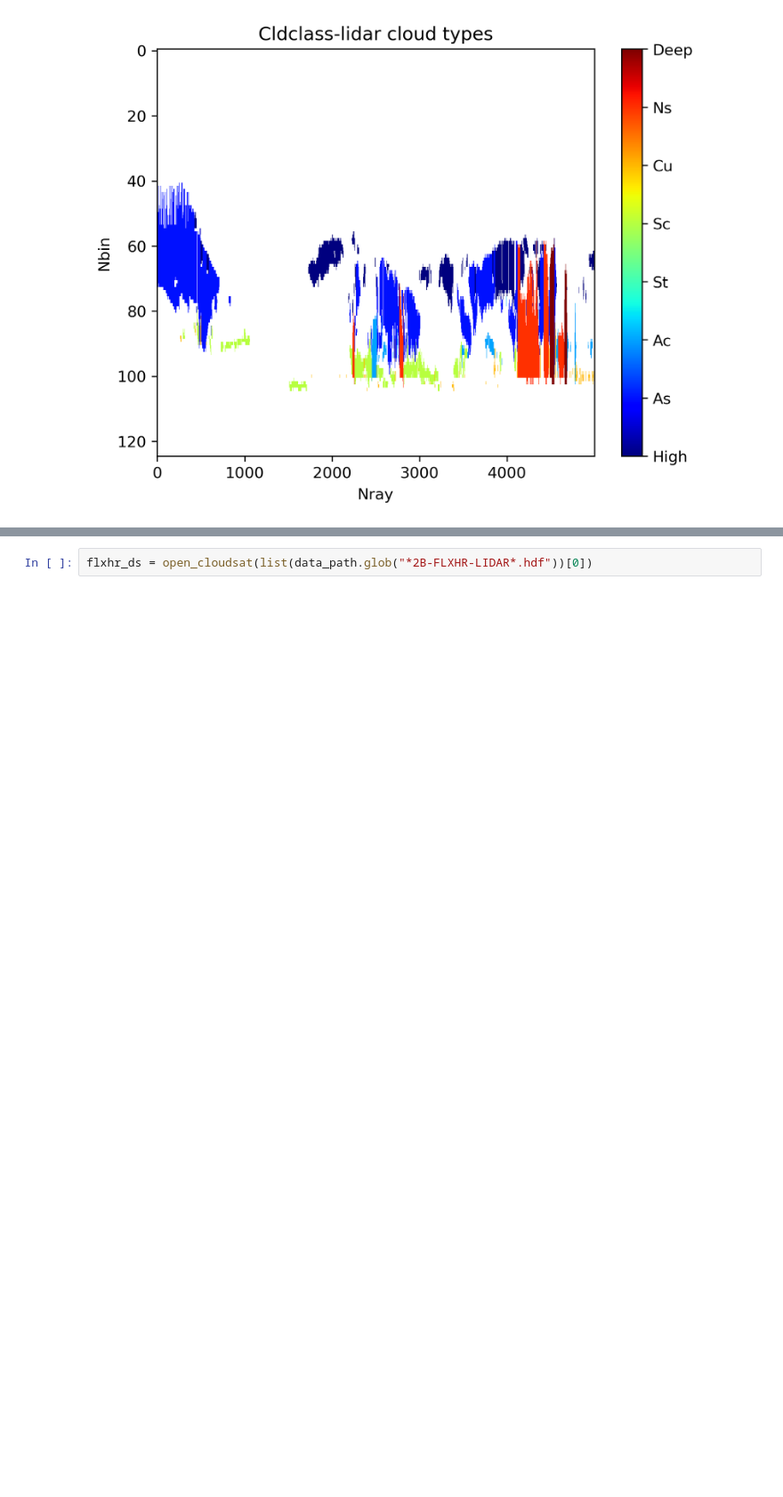
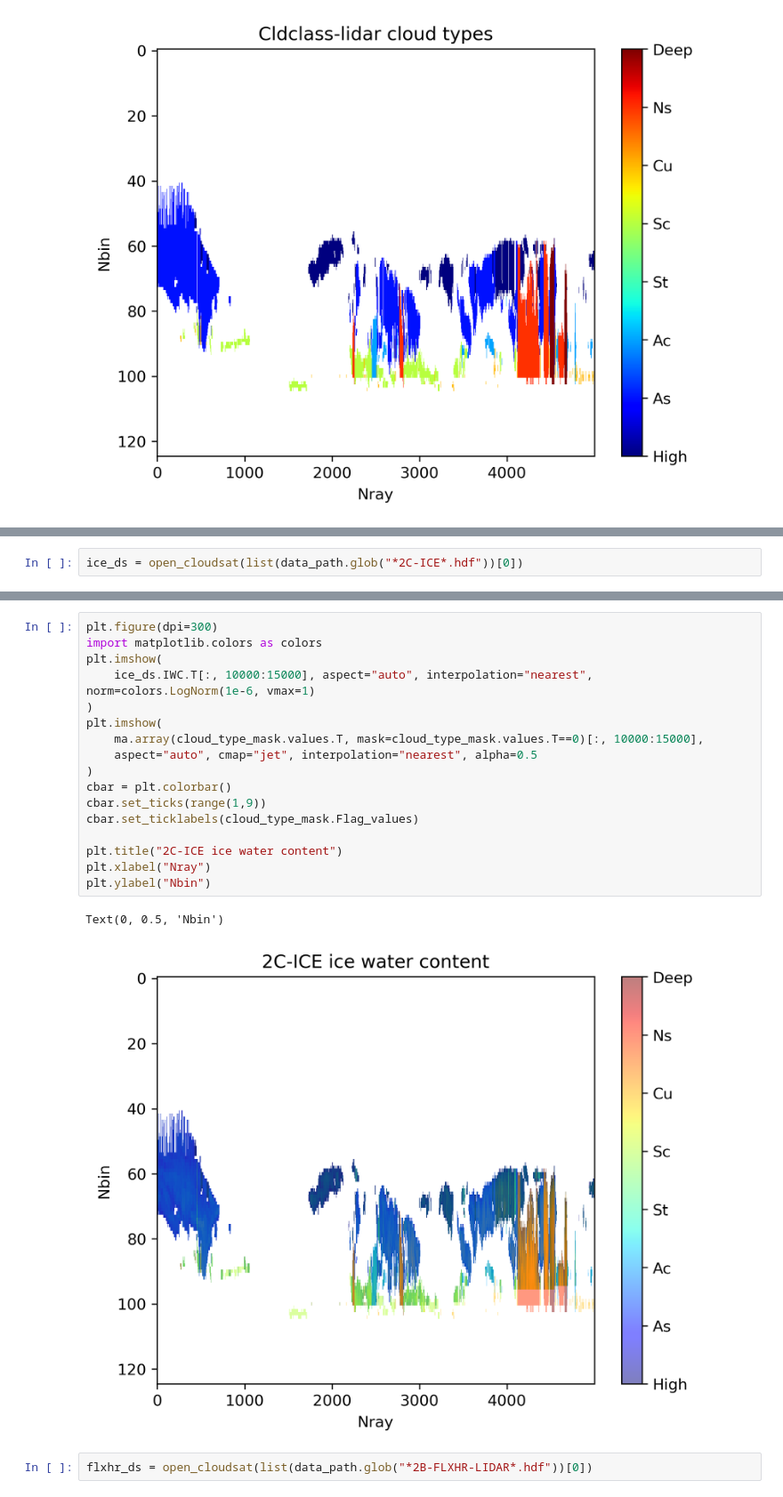
Before and after one commit to w-k-jones/CloudSatiPy, a Jupyter notebook: examples/reconstruct_cloudmask.ipynb, the cells around one changed output, grey strips where cells are left out. Shown at 89% size. Saved outputs shown, nothing was run; the diff lists cells and outputs as text; blank space fills up the shorter version.

```diff
--- a/examples/reconstruct_cloudmask.ipynb
+++ b/examples/reconstruct_cloudmask.ipynb
@@ -167,0 +169,2 @@ Text(0, 0.5, 'Nbin')
+# %%
+ice_ds = open_cloudsat(list(data_path.glob("*2C-ICE*.hdf"))[0])
@@ -168,3 +191,23 @@ Text(0, 0.5, 'Nbin')
+# %%
+plt.figure(dpi=300)
+import matplotlib.colors as colors
+plt.imshow(
+    ice_ds.IWC.T[:, 10000:15000], aspect="auto", interpolation="nearest", norm=colors.LogNorm(1e-6, vmax=1)
+)
+plt.imshow(
+    ma.array(cloud_type_mask.values.T, mask=cloud_type_mask.values.T==0)[:, 10000:15000],
+    aspect="auto", cmap="jet", interpolation="nearest", alpha=0.5
+)
+cbar = plt.colorbar()
+cbar.set_ticks(range(1,9))
+cbar.set_ticklabels(cloud_type_mask.Flag_values)
+
+plt.title("2C-ICE ice water content")
+plt.xlabel("Nray")
+plt.ylabel("Nbin")
+# %% [output]
+Text(0, 0.5, 'Nbin')
+[figure, added]
 # %%
 flxhr_ds = open_cloudsat(list(data_path.glob("*2B-FLXHR-LIDAR*.hdf"))[0])
 # %%
```
Also changed, not shown: parts of 5 cells of this notebook.
